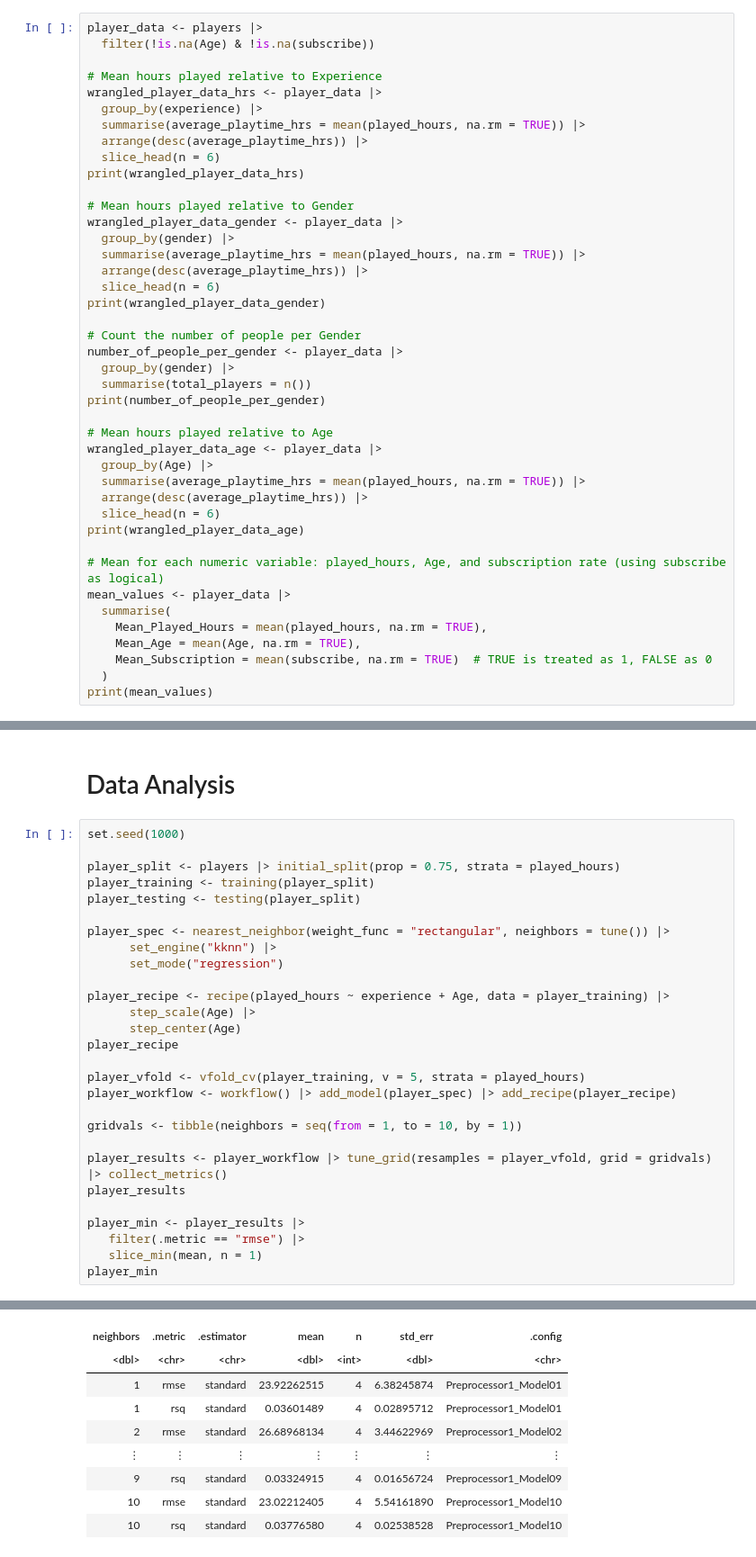
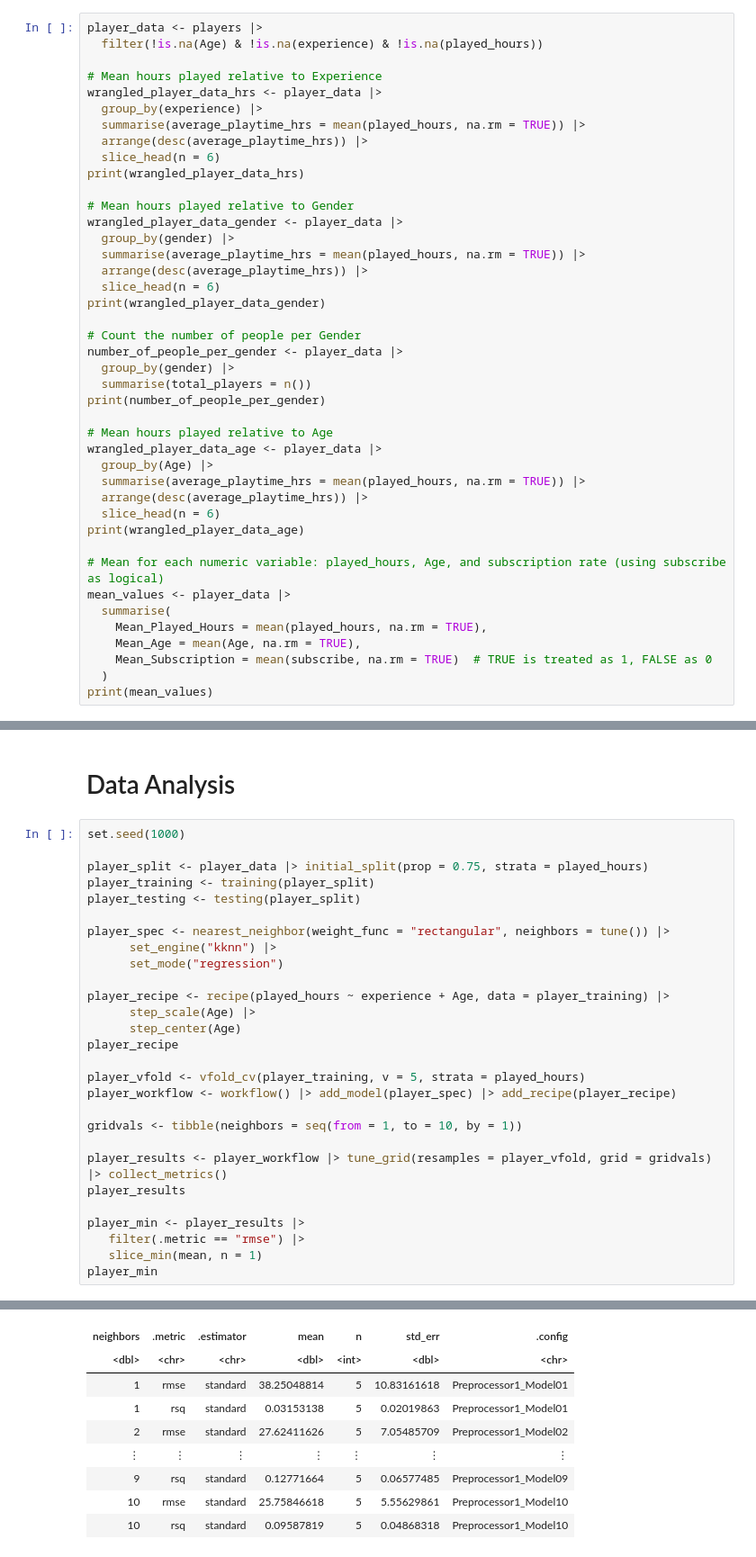
Before and after one commit to bruh309/dsciproject, a Jupyter notebook: Group Project.ipynb, the cells around one changed output, grey strips where cells are left out. Shown at 90% size. Saved outputs shown, nothing was run; the diff lists cells and outputs as text.

```diff
--- a/Group Project.ipynb
+++ b/Group Project.ipynb
@@ -82,7 +82,7 @@ A tibble: 6 × 7
 # Wrangling and Summary Values
 # %%
 player_data <- players |>
-  filter(!is.na(Age) & !is.na(subscribe))
+  filter(!is.na(Age) & !is.na(experience) & !is.na(played_hours))
 
 # Mean hours played relative to Experience
 wrangled_player_data_hrs <- player_data |>
@@ -224,7 +224,7 @@ Warning message:
 # %%
 set.seed(1000)
 
-player_split <- players |> initial_split(prop = 0.75, strata = played_hours)
+player_split <- player_data |> initial_split(prop = 0.75, strata = played_hours)
 player_training <- training(player_split)
 player_testing <- testing(player_split)
 
@@ -270,13 +271,13 @@ There were issues with some computations   A: x1
 A tibble: 20 × 7
 | neighbors | .metric | .estimator | mean | n | std_err | .config |
 | <dbl> | <chr> | <chr> | <dbl> | <int> | <dbl> | <chr> |
-| 1 | rmse | standard | 23.92262515 | 4 | 6.38245874 | Preprocessor1_Model01 |
-| 1 | rsq | standard | 0.03601489 | 4 | 0.02895712 | Preprocessor1_Model01 |
-| 2 | rmse | standard | 26.68968134 | 4 | 3.44622969 | Preprocessor1_Model02 |
+| 1 | rmse | standard | 38.25048814 | 5 | 10.83161618 | Preprocessor1_Model01 |
+| 1 | rsq | standard | 0.03153138 | 5 | 0.02019863 | Preprocessor1_Model01 |
+| 2 | rmse | standard | 27.62411626 | 5 | 7.05485709 | Preprocessor1_Model02 |
 | ⋮ | ⋮ | ⋮ | ⋮ | ⋮ | ⋮ | ⋮ |
-| 9 | rsq | standard | 0.03324915 | 4 | 0.01656724 | Preprocessor1_Model09 |
-| 10 | rmse | standard | 23.02212405 | 4 | 5.54161890 | Preprocessor1_Model10 |
-| 10 | rsq | standard | 0.03776580 | 4 | 0.02538528 | Preprocessor1_Model10 |
+| 9 | rsq | standard | 0.12771664 | 5 | 0.06577485 | Preprocessor1_Model09 |
+| 10 | rmse | standard | 25.75846618 | 5 | 5.55629861 | Preprocessor1_Model10 |
+| 10 | rsq | standard | 0.09587819 | 5 | 0.04868318 | Preprocessor1_Model10 |
 A tibble: 1 × 7
 | neighbors | .metric | .estimator | mean | n | std_err | .config |
 | <dbl> | <chr> | <chr> | <dbl> | <int> | <dbl> | <chr> |
```
Also changed, not shown: parts of 3 cells of this notebook.
